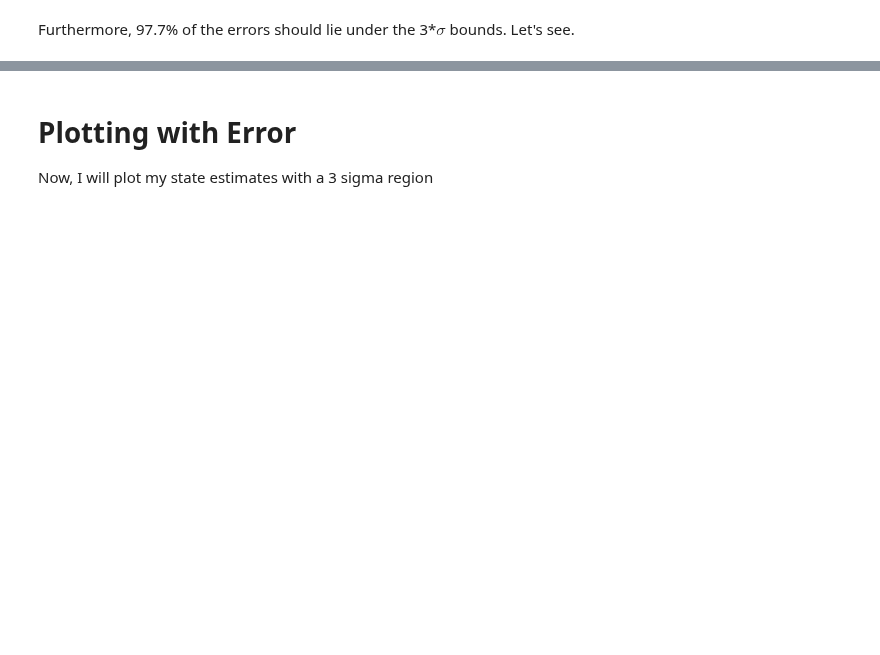
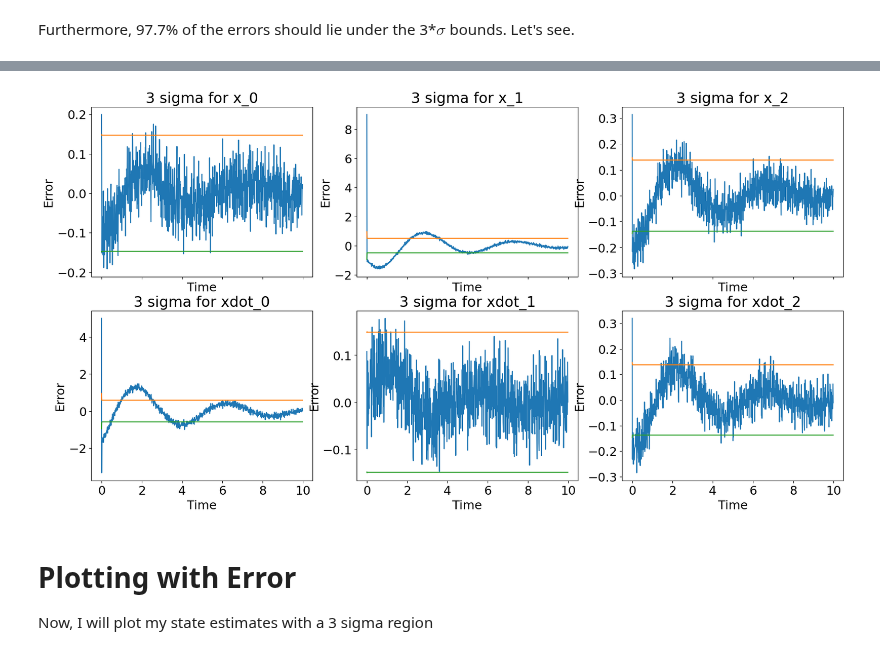
Before and after one commit to jadenmecham/First-Project, a Jupyter notebook: 3 - Sort All Combos/floris-adapted/springmass-sort.ipynb, the cells around one changed output, grey strips where cells are left out. Cells and saved outputs as stored; diff of their text form; code cells hidden in the pictures; blank space fills up the shorter version.

```diff
--- a/3 - Sort All Combos/floris-adapted/springmass-sort.ipynb
+++ b/3 - Sort All Combos/floris-adapted/springmass-sort.ipynb
@@ -332,3 +340,29 @@ TypeError: unsupported operand type(s) for ** or pow(): 'list' and 'float'
+# %%
+#sigma_x = Px**0.5
+#sigma_xdot = Pxdot**0.5
+
+sigma_x = [Px[i]**0.5 for i in range(len(C))]
+sigma_xdot = [Pxdot[i]**0.5 for i in range(len(C))]
+
+fig, ax = plt.subplots(2, len(sigma_x), figsize=(20, 10), sharex=True)
+
+for i in range(len(sigma_x)):
+    ax[0, i].plot(t, x_hat[i]-x)
+    ax[0, i].plot(t, 3*sigma_x[i])
+    ax[0, i].plot(t, -3*sigma_x[i])
+    ax[0, i].set_xlabel('Time')
+    ax[0, i].set_ylabel('Error')
+    ax[0, i].set_title('3 sigma for 'f'x_{i}')
+
+for j in range(len(sigma_xdot)):
+    ax[1, j].plot(t, xdot_hat[j]-xdot)
+    ax[1, j].plot(t, 3*sigma_xdot[j])
+    ax[1, j].plot(t, -3*sigma_xdot[j])
+    ax[1, j].set_xlabel('Time')
+    ax[1, j].set_ylabel('Error')
+    ax[1, j].set_title('3 sigma for 'f'xdot_{j}')
+# %% [output]
+[figure, added]
 # %% [markdown]
 # Plotting with Error
 
```
Also changed, not shown: parts of 9 cells of this notebook.
